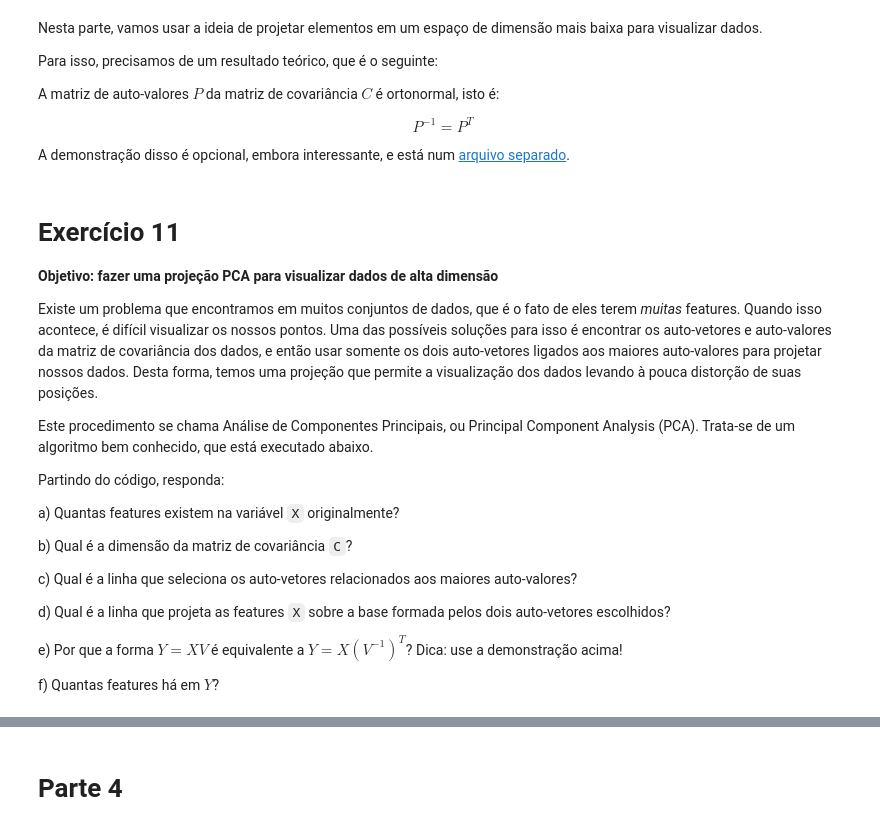
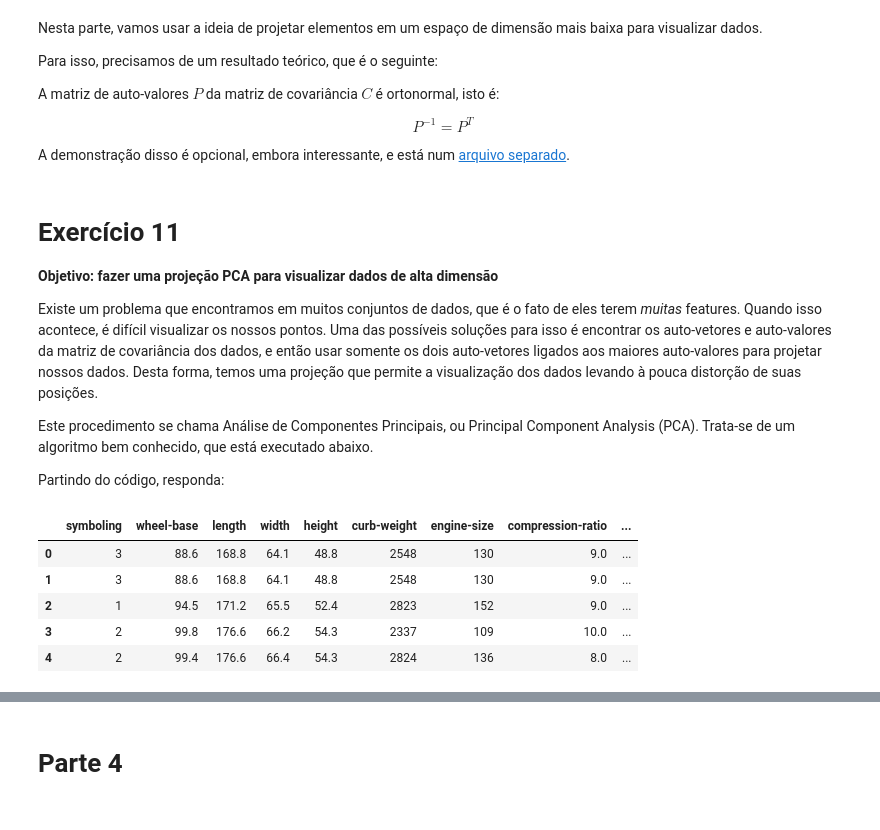
Before and after one commit to LuccaHiratsuca/AlgLin23-2, a Jupyter notebook: notebooks/05-autovetores_e_autovalores.ipynb, the cells around one changed output, grey strips where cells are left out. Cells and saved outputs as stored; diff of their text form; code cells hidden in the pictures.

```diff
--- a/notebooks/05-autovetores_e_autovalores.ipynb
+++ b/notebooks/05-autovetores_e_autovalores.ipynb
@@ -829,18 +813,16 @@ Existe um problema que encontramos em muitos conjuntos de dados, que é o fato d
 Este procedimento se chama Análise de Componentes Principais, ou Principal Component Analysis (PCA). Trata-se de um algoritmo bem conhecido, que está executado abaixo.
 
 Partindo do código, responda:
-
-a) Quantas features existem na variável `X` originalmente?
-
-b) Qual é a dimensão da matriz de covariância `C`?
-
-c) Qual é a linha que seleciona os auto-vetores relacionados aos maiores auto-valores?
-
-d) Qual é a linha que projeta as features `X` sobre a base formada pelos dois auto-vetores escolhidos?
-
-e) Por que a forma $Y = XV$ é equivalente a $Y = X(V^{-1})^T$? Dica: use a demonstração acima!
-
-f) Quantas features há em $Y$?
+# %%
+df = pd.read_csv('Automobile_data.csv').select_dtypes(['number'])
+df.head()
+# %% [output]
+|  | symboling | wheel-base | length | width | height | curb-weight | engine-size | compression-ratio | ... |
+| 0 | 3 | 88.6 | 168.8 | 64.1 | 48.8 | 2548 | 130 | 9.0 | ... |
+| 1 | 3 | 88.6 | 168.8 | 64.1 | 48.8 | 2548 | 130 | 9.0 | ... |
+| 2 | 1 | 94.5 | 171.2 | 65.5 | 52.4 | 2823 | 152 | 9.0 | ... |
+| 3 | 2 | 99.8 | 176.6 | 66.2 | 54.3 | 2337 | 109 | 10.0 | ... |
+| 4 | 2 | 99.4 | 176.6 | 66.4 | 54.3 | 2824 | 136 | 8.0 | ... |
 # %%
 # Carregando dados novamente
 df = pd.read_csv('Automobile_data.csv').select_dtypes(['number'])
```
Also changed, not shown: parts of 24 cells of this notebook.
